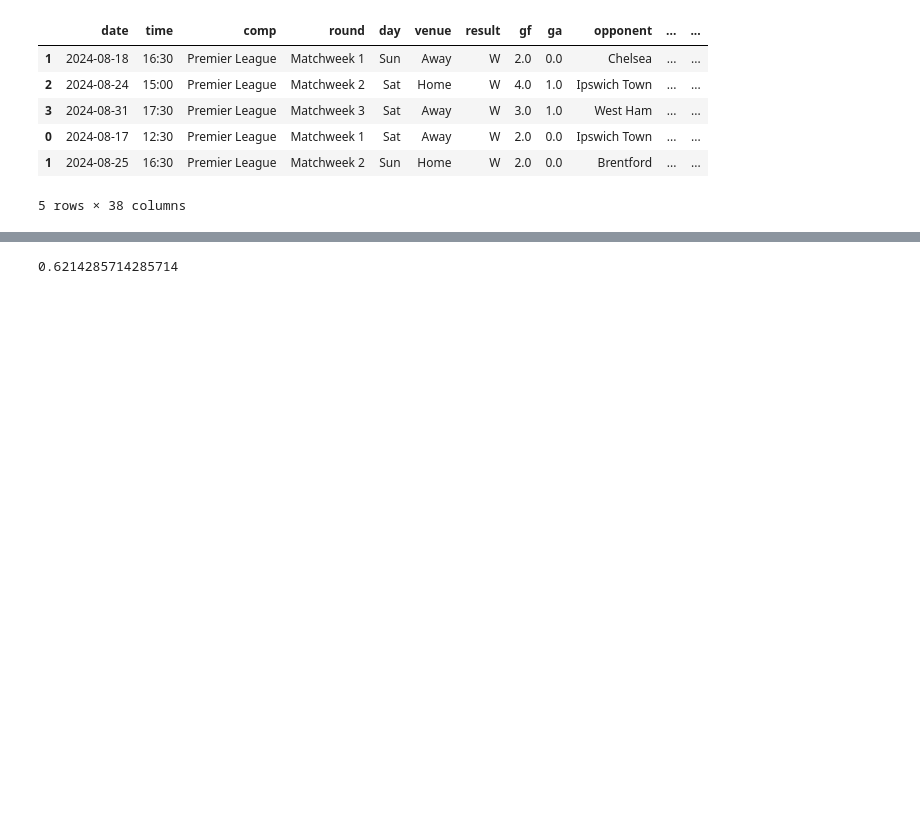
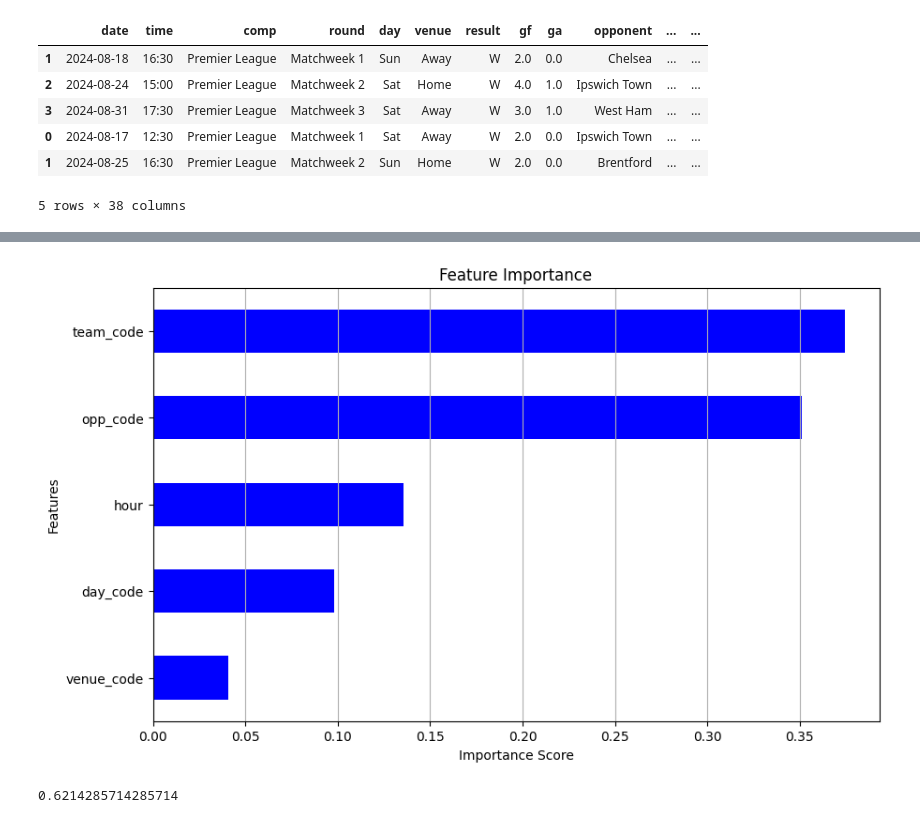
Before and after one commit to zaidalqadiri/Premier-League-Predictor, a Jupyter notebook: PredictMatch.ipynb, the cells around one changed output, grey strips where cells are left out. Cells and saved outputs as stored; diff of their text form; code cells hidden in the pictures; blank space fills up the shorter version.

Commit message:
Plotted feature importance from the random forest model

```diff
--- a/PredictMatch.ipynb
+++ b/PredictMatch.ipynb
@@ -108,5 +110,24 @@ rf.fit(train[predictors], train["target"])  # train a random forest model with t
 # %%
 preds = rf.predict(test[predictors])
+# %%
+import matplotlib.pyplot as plt
+
+# display which features are the strongest predictors of match outcome
+def plot_feature_importance(model, predictors):
+    feature_importances = pd.Series(model.feature_importances_, index=predictors)
+    feature_importances = feature_importances.sort_values(ascending=True)
+
+    plt.figure(figsize=(10, 6))
+    feature_importances.plot(kind="barh", color="blue")
+    plt.title("Feature Importance")
+    plt.xlabel("Importance Score")
+    plt.ylabel("Features")
+    plt.grid(axis="x")
+    plt.show()
+
+plot_feature_importance(rf, predictors)
+# %% [output]
+[figure, added]
 # %%
 from sklearn.metrics import accuracy_score
 # %%
```
Also changed, not shown: parts of 1 cell of this notebook.
